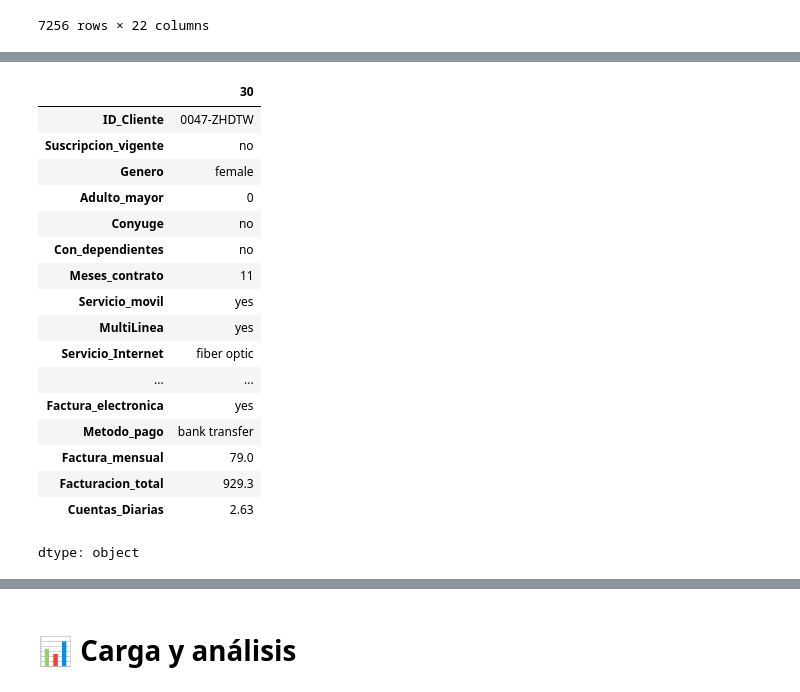
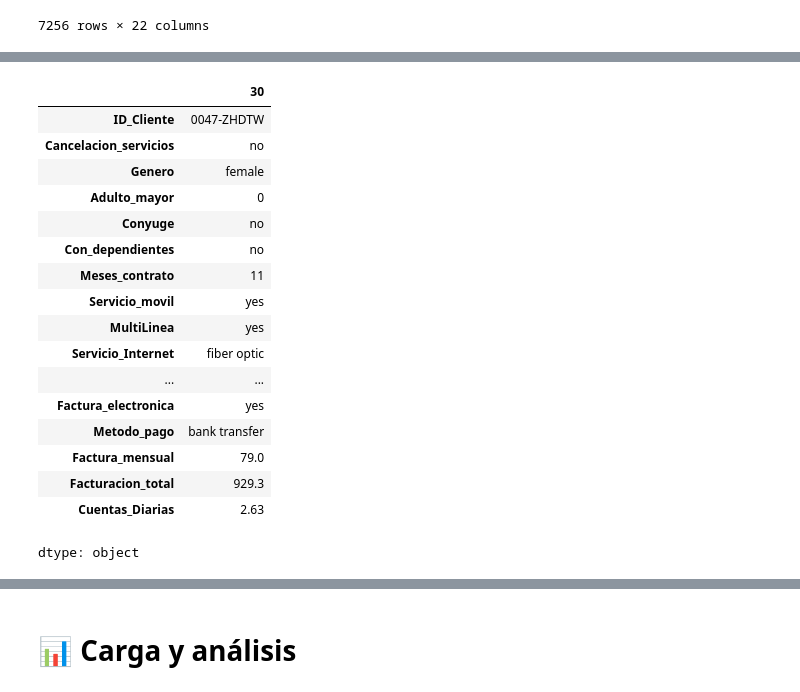
Before and after one commit to nxzK1/telecomX_Challenge, a Jupyter notebook: TelecomX_Challenge.ipynb, the cells around one changed output, grey strips where cells are left out. Drawn from its saved outputs; the diff is of its cells as text; code cells hidden in the pictures.

```diff
--- a/TelecomX_Challenge.ipynb
+++ b/TelecomX_Challenge.ipynb
@@ -570,7 +570,7 @@ df_limpio
 | 7266 | 9995-HOTOH | no | male | 0 | yes | yes | ... |
 7256 rows × 22 columns
 # %%
-df_limpio = df_limpio.rename({'customerID': 'ID_Cliente', 'Churn': 'Suscripcion_vigente' ,'customer.gender': 'Genero', 'customer.SeniorCitizen': 'Adulto_mayor',
+df_limpio = df_limpio.rename({'customerID': 'ID_Cliente', 'Churn': 'Cancelacion_servicios' ,'customer.gender': 'Genero', 'customer.SeniorCitizen': 'Adulto_mayor',
                               'customer.Partner': 'Conyuge', 'customer.Dependents': 'Con_dependientes', 'customer.tenure': 'Meses_contrato', 'phone.PhoneService': 'Servicio_movil',
                               'phone.MultipleLines': 'MultiLinea', 'internet.InternetService': 'Servicio_Internet', 'internet.OnlineSecurity': 'Seguridad_Online',
                               'internet.OnlineBackup': 'Respaldo_Online', 'internet.DeviceProtection': 'Proteccion_dispositivo', 'internet.TechSupport': 'Soporte_tecnico',
@@ -594,12 +594,12 @@ df_limpio
 | 7266 | 9995-HOTOH | no | male | 0 | yes | yes | 63 | ... |
 7256 rows × 22 columns
 # %%
-df_limpio['Suscripcion_vigente'] = df_limpio['Suscripcion_vigente'].replace('unknown', 'no', regex=True)
+df_limpio['Cancelacion_servicios'] = df_limpio['Cancelacion_servicios'].replace('unknown', 'no', regex=True)
 df_limpio.iloc[30]
 # %% [output]
 |  | 30 |
 | ID_Cliente | 0047-ZHDTW |
-| Suscripcion_vigente | no |
+| Cancelacion_servicios | no |
 | Genero | female |
 | Adulto_mayor | 0 |
 | Conyuge | no |
```
Also changed, not shown: parts of 9 cells of this notebook.
